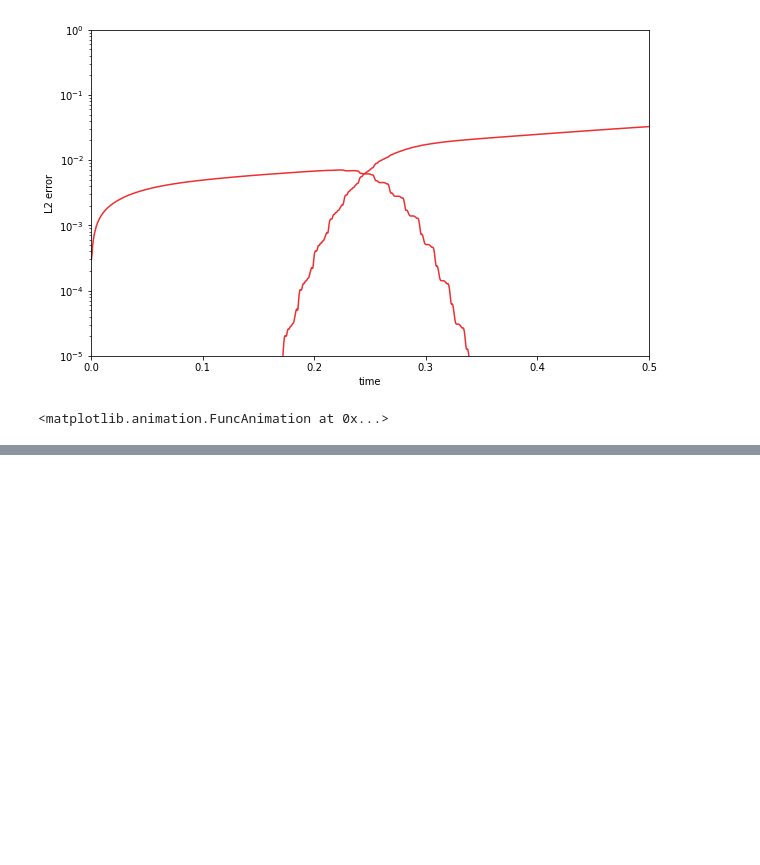
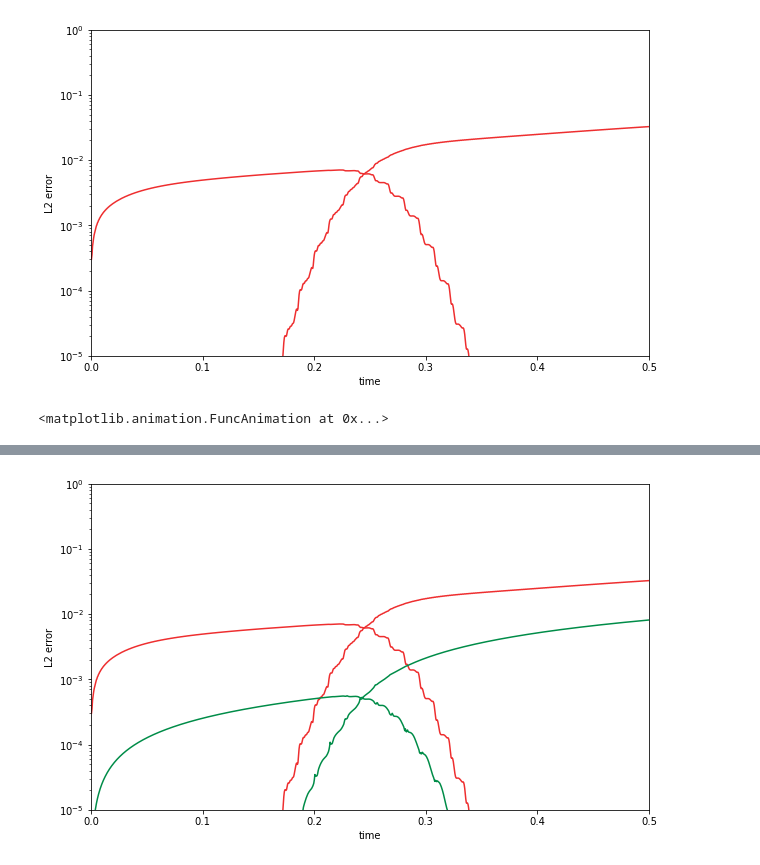
Before and after one commit to diederikb/nrel_jupyter_notebooks, a Jupyter notebook: postprocess_scalar_advection_RMFM_figures.ipynb, the cells around one changed output, grey strips where cells are left out. Cells and saved outputs as stored; diff of their text form; code cells hidden in the pictures; blank space fills up the shorter version.

```diff
--- a/postprocess_scalar_advection_RMFM_figures.ipynb
+++ b/postprocess_scalar_advection_RMFM_figures.ipynb
@@ -689,0 +726,14 @@ anim
+# %%
+fig, ax = plt.subplots(figsize=(10, 6))
+postprocess_error('yalla2021/eta_2',0.5,root_dir,['godunov_ppm','godunov_weno_z'],['fine_to_coarse'],[512],
+                 ax,linestyle_list,color_list,linewidth_list,True,2)
+
+ax.set_xlabel('time')
+ax.set_ylabel('L2 error')
+ax.set_ylim([1e-5,1])
+ax.set_xlim([0,0.5])
+ax.set_yscale('log')
+
+fig.savefig('7b-scalar_advection_refined_error_godunov_ppm_weno_z.png')
+# %% [output]
+[figure, added]
```
Also changed, not shown: parts of 13 cells of this notebook, 2 other files.
